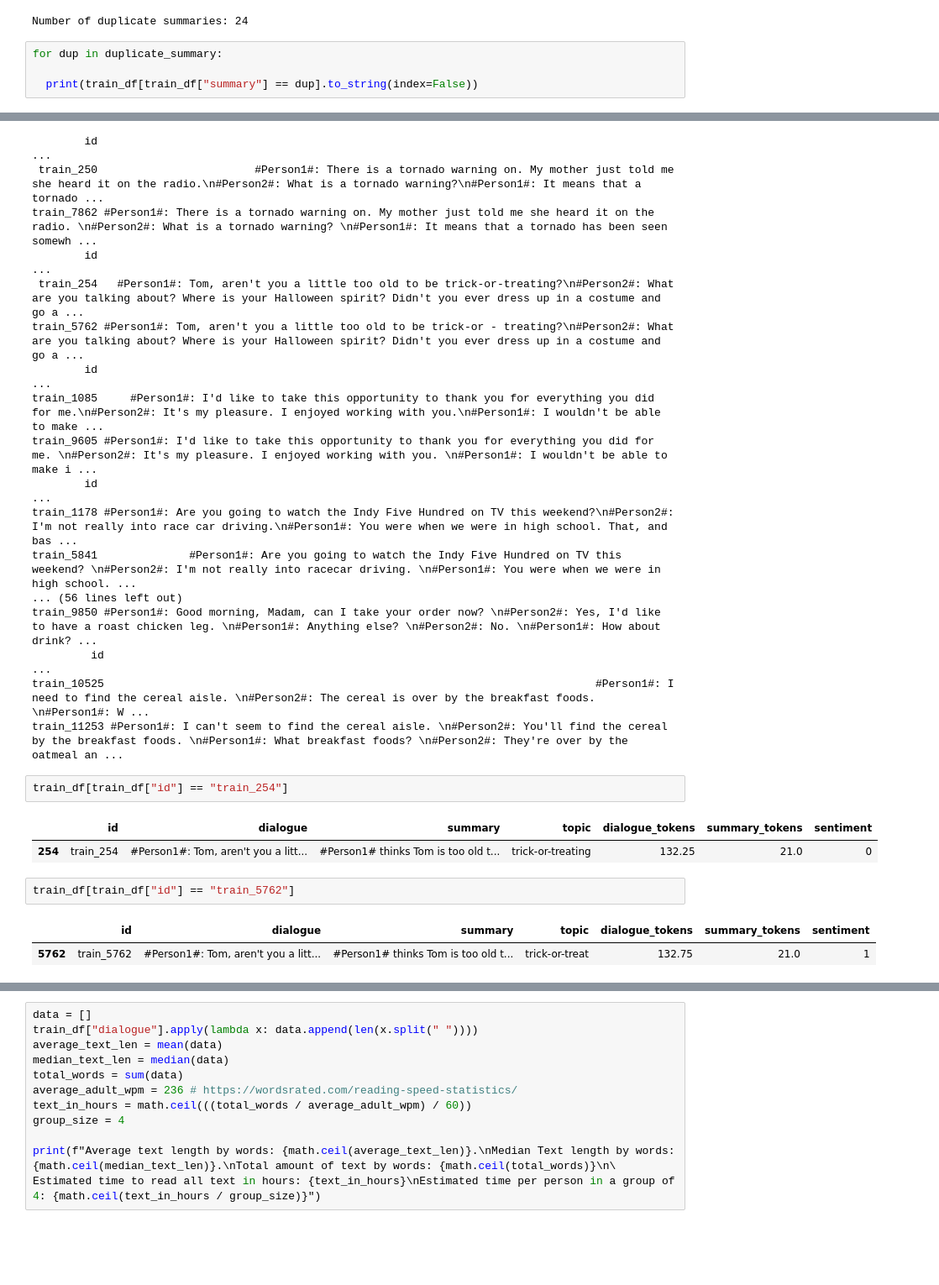
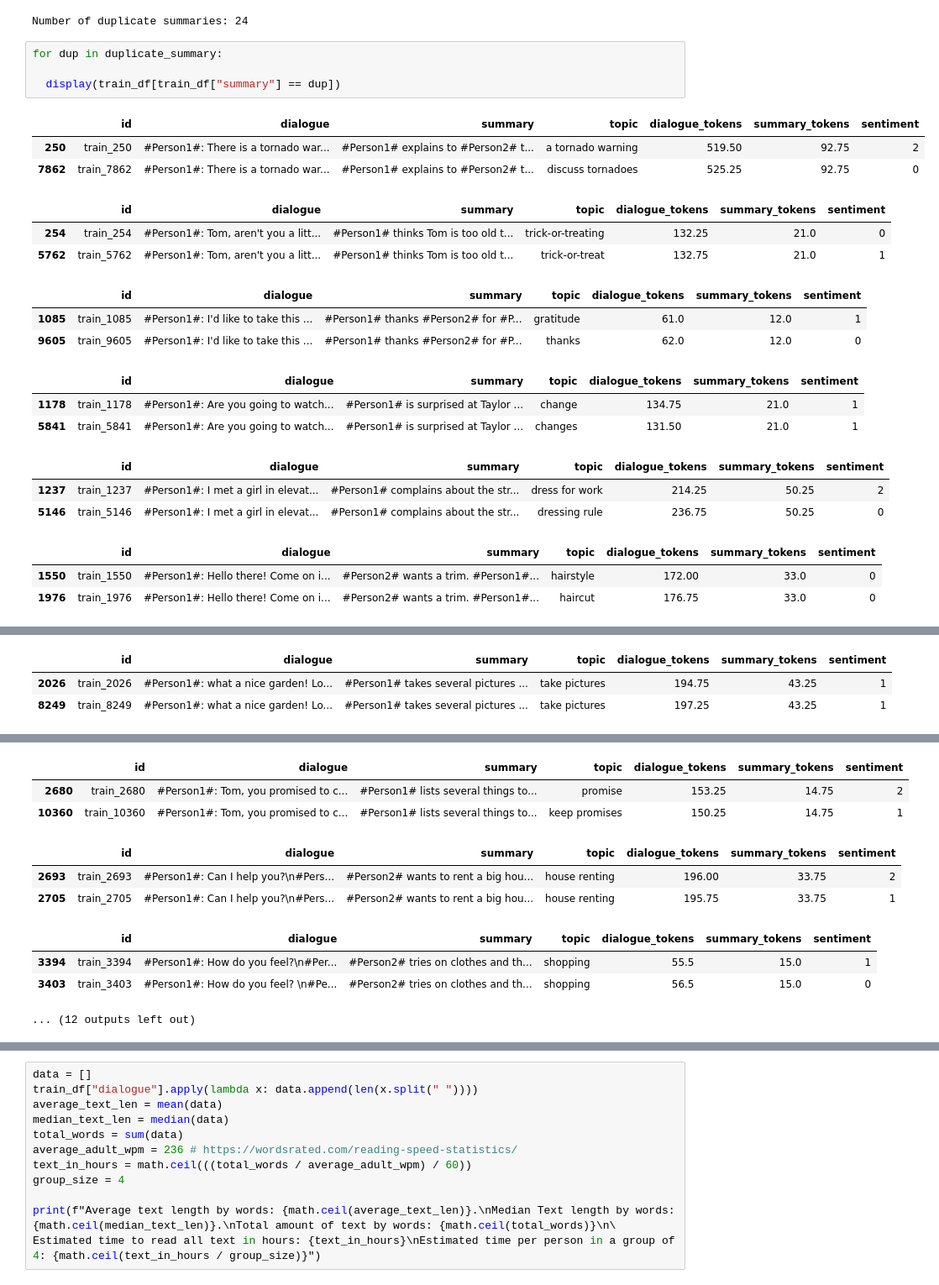
Before and after one commit to data-sci-capstone/copilot, a Jupyter notebook: dialogSum.ipynb, the cells around one changed output, grey strips where cells are left out. Shown at 84% size. Drawn from its saved outputs; the diff is of its cells as text; blank space fills up the shorter version.

```diff
--- a/dialogSum.ipynb
+++ b/dialogSum.ipynb
@@ -164,5 +171,23 @@ Number of duplicate summaries: 24
 # %%
 for dup in duplicate_summary:
 
-  print(train_df[train_df["summary"] == dup].to_string(index=False))
+  display(train_df[train_df["summary"] == dup])
 # %% [output]
+|  | id | dialogue | summary | topic | dialogue_tokens | summary_tokens | sentiment |
+| 250 | train_250 | #Person1#: There is a tornado war... | #Person1# explains to #Person2# t... | a tornado warning | 519.50 | 92.75 | 2 |
+| 7862 | train_7862 | #Person1#: There is a tornado war... | #Person1# explains to #Person2# t... | discuss tornadoes | 525.25 | 92.75 | 0 |
+|  | id | dialogue | summary | topic | dialogue_tokens | summary_tokens | sentiment |
+| 254 | train_254 | #Person1#: Tom, aren't you a litt... | #Person1# thinks Tom is too old t... | trick-or-treating | 132.25 | 21.0 | 0 |
+| 5762 | train_5762 | #Person1#: Tom, aren't you a litt... | #Person1# thinks Tom is too old t... | trick-or-treat | 132.75 | 21.0 | 1 |
+|  | id | dialogue | summary | topic | dialogue_tokens | summary_tokens | sentiment |
+| 1085 | train_1085 | #Person1#: I'd like to take this ... | #Person1# thanks #Person2# for #P... | gratitude | 61.0 | 12.0 | 1 |
+| 9605 | train_9605 | #Person1#: I'd like to take this ... | #Person1# thanks #Person2# for #P... | thanks | 62.0 | 12.0 | 0 |
+|  | id | dialogue | summary | topic | dialogue_tokens | summary_tokens | sentiment |
+| 1178 | train_1178 | #Person1#: Are you going to watch... | #Person1# is surprised at Taylor ... | change | 134.75 | 21.0 | 1 |
+| 5841 | train_5841 | #Person1#: Are you going to watch... | #Person1# is surprised at Taylor ... | changes | 131.50 | 21.0 | 1 |
+|  | id | dialogue | summary | topic | dialogue_tokens | summary_tokens | sentiment |
+| 1237 | train_1237 | #Person1#: I met a girl in elevat... | #Person1# complains about the str... | dress for work | 214.25 | 50.25 | 2 |
+| 5146 | train_5146 | #Person1#: I met a girl in elevat... | #Person1# complains about the str... | dressing rule | 236.75 | 50.25 | 0 |
+|  | id | dialogue | summary | topic | dialogue_tokens | summary_tokens | sentiment |
+| 1550 | train_1550 | #Person1#: Hello there! Come on i... | #Person2# wants a trim. #Person1#... | hairstyle | 172.00 | 33.0 | 0 |
+| 1976 | train_1976 | #Person1#: Hello there! Come on i... | #Person2# wants a trim. #Person1#... | haircut | 176.75 | 33.0 | 0 |
@@ -168,0 +197,3 @@ for dup in duplicate_summary:
+|  | id | dialogue | summary | topic | dialogue_tokens | summary_tokens | sentiment |
+| 2026 | train_2026 | #Person1#: what a nice garden! Lo... | #Person1# takes several pictures ... | take pictures | 194.75 | 43.25 | 1 |
+| 8249 | train_8249 | #Person1#: what a nice garden! Lo... | #Person1# takes several pictures ... | take pictures | 197.25 | 43.25 | 1 |
@@ -169,27 +203,10 @@ for dup in duplicate_summary:
+|  | id | dialogue | summary | topic | dialogue_tokens | summary_tokens | sentiment |
+| 2680 | train_2680 | #Person1#: Tom, you promised to c... | #Person1# lists several things to... | promise | 153.25 | 14.75 | 2 |
+| 10360 | train_10360 | #Person1#: Tom, you promised to c... | #Person1# lists several things to... | keep promises | 150.25 | 14.75 | 1 |
+|  | id | dialogue | summary | topic | dialogue_tokens | summary_tokens | sentiment |
+| 2693 | train_2693 | #Person1#: Can I help you?\n#Pers... | #Person2# wants to rent a big hou... | house renting | 196.00 | 33.75 | 2 |
+| 2705 | train_2705 | #Person1#: Can I help you?\n#Pers... | #Person2# wants to rent a big hou... | house renting | 195.75 | 33.75 | 1 |
+|  | id | dialogue | summary | topic | dialogue_tokens | summary_tokens | sentiment |
+| 3394 | train_3394 | #Person1#: How do you feel?\n#Per... | #Person2# tries on clothes and th... | shopping | 55.5 | 15.0 | 1 |
+| 3403 | train_3403 | #Person1#: How do you feel? \n#Pe... | #Person2# tries on clothes and th... | shopping | 56.5 | 15.0 | 0 |
-        id                                                                                                                                                                                               ...
- train_250                        #Person1#: There is a tornado warning on. My mother just told me she heard it on the radio.\n#Person2#: What is a tornado warning?\n#Person1#: It means that a tornado ...
-train_7862 #Person1#: There is a tornado warning on. My mother just told me she heard it on the radio. \n#Person2#: What is a tornado warning? \n#Person1#: It means that a tornado has been seen somewh ...
-        id                                                                                                                                                                                               ...
- train_254   #Person1#: Tom, aren't you a little too old to be trick-or-treating?\n#Person2#: What are you talking about? Where is your Halloween spirit? Didn't you ever dress up in a costume and go a ...
-train_5762 #Person1#: Tom, aren't you a little too old to be trick-or - treating?\n#Person2#: What are you talking about? Where is your Halloween spirit? Didn't you ever dress up in a costume and go a ...
-        id                                                                                                                                                                                               ...
-train_1085     #Person1#: I'd like to take this opportunity to thank you for everything you did for me.\n#Person2#: It's my pleasure. I enjoyed working with you.\n#Person1#: I wouldn't be able to make ...
-train_9605 #Person1#: I'd like to take this opportunity to thank you for everything you did for me. \n#Person2#: It's my pleasure. I enjoyed working with you. \n#Person1#: I wouldn't be able to make i ...
-        id                                                                                                                                                                                               ...
-train_1178 #Person1#: Are you going to watch the Indy Five Hundred on TV this weekend?\n#Person2#: I'm not really into race car driving.\n#Person1#: You were when we were in high school. That, and bas ...
-train_5841              #Person1#: Are you going to watch the Indy Five Hundred on TV this weekend? \n#Person2#: I'm not really into racecar driving. \n#Person1#: You were when we were in high school. ...
-... (56 lines left out)
-train_9850 #Person1#: Good morning, Madam, can I take your order now? \n#Person2#: Yes, I'd like to have a roast chicken leg. \n#Person1#: Anything else? \n#Person2#: No. \n#Person1#: How about drink? ...
-         id                                                                                                                                                                                              ...
-train_10525                                                                           #Person1#: I need to find the cereal aisle. \n#Person2#: The cereal is over by the breakfast foods. \n#Person1#: W ...
-train_11253 #Person1#: I can't seem to find the cereal aisle. \n#Person2#: You'll find the cereal by the breakfast foods. \n#Person1#: What breakfast foods? \n#Person2#: They're over by the oatmeal an ...
+... (12 outputs left out)
-# %%
-train_df[train_df["id"] == "train_254"]
-# %% [output]
-|  | id | dialogue | summary | topic | dialogue_tokens | summary_tokens | sentiment |
-| 254 | train_254 | #Person1#: Tom, aren't you a litt... | #Person1# thinks Tom is too old t... | trick-or-treating | 132.25 | 21.0 | 0 |
-# %%
-train_df[train_df["id"] == "train_5762"]
-# %% [output]
-|  | id | dialogue | summary | topic | dialogue_tokens | summary_tokens | sentiment |
-| 5762 | train_5762 | #Person1#: Tom, aren't you a litt... | #Person1# thinks Tom is too old t... | trick-or-treat | 132.75 | 21.0 | 1 |
```
Also changed, not shown: parts of 6 cells of this notebook.
